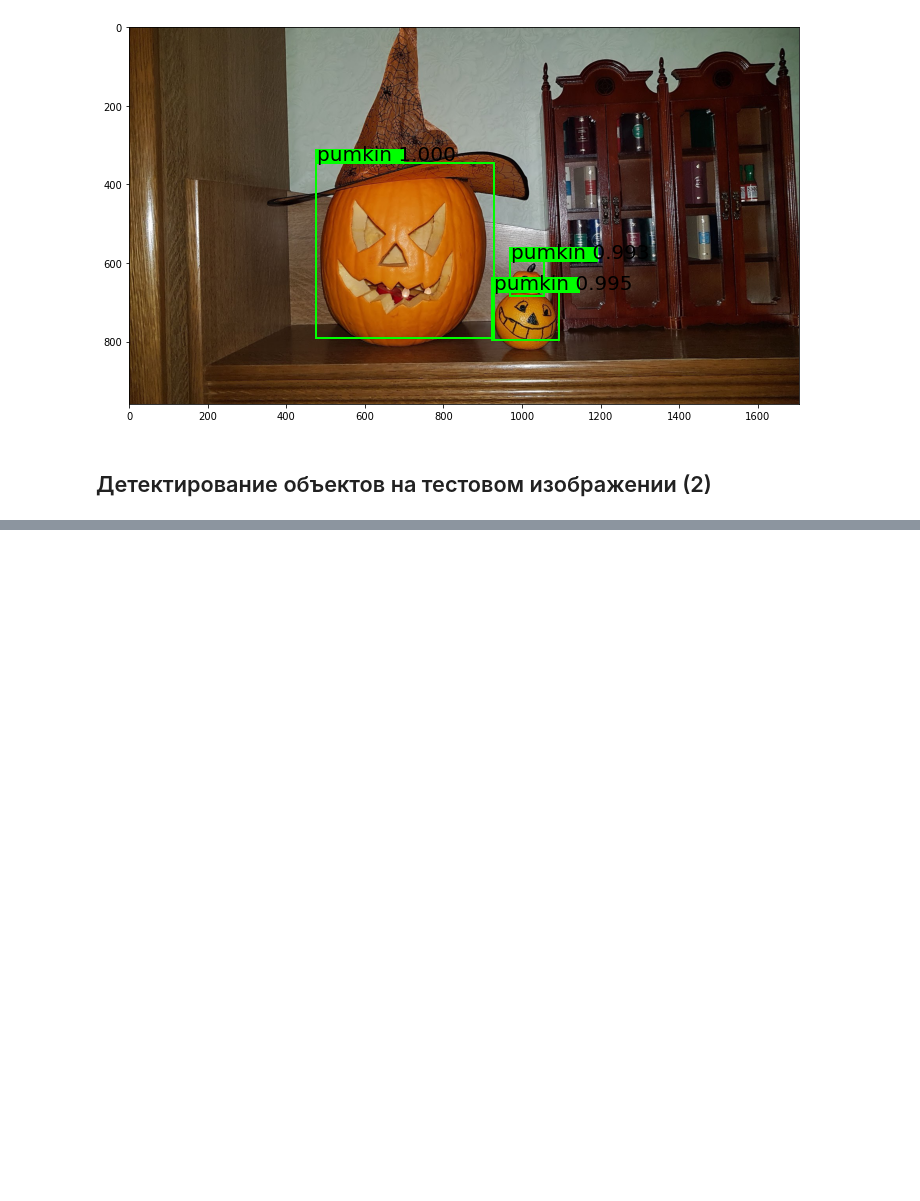
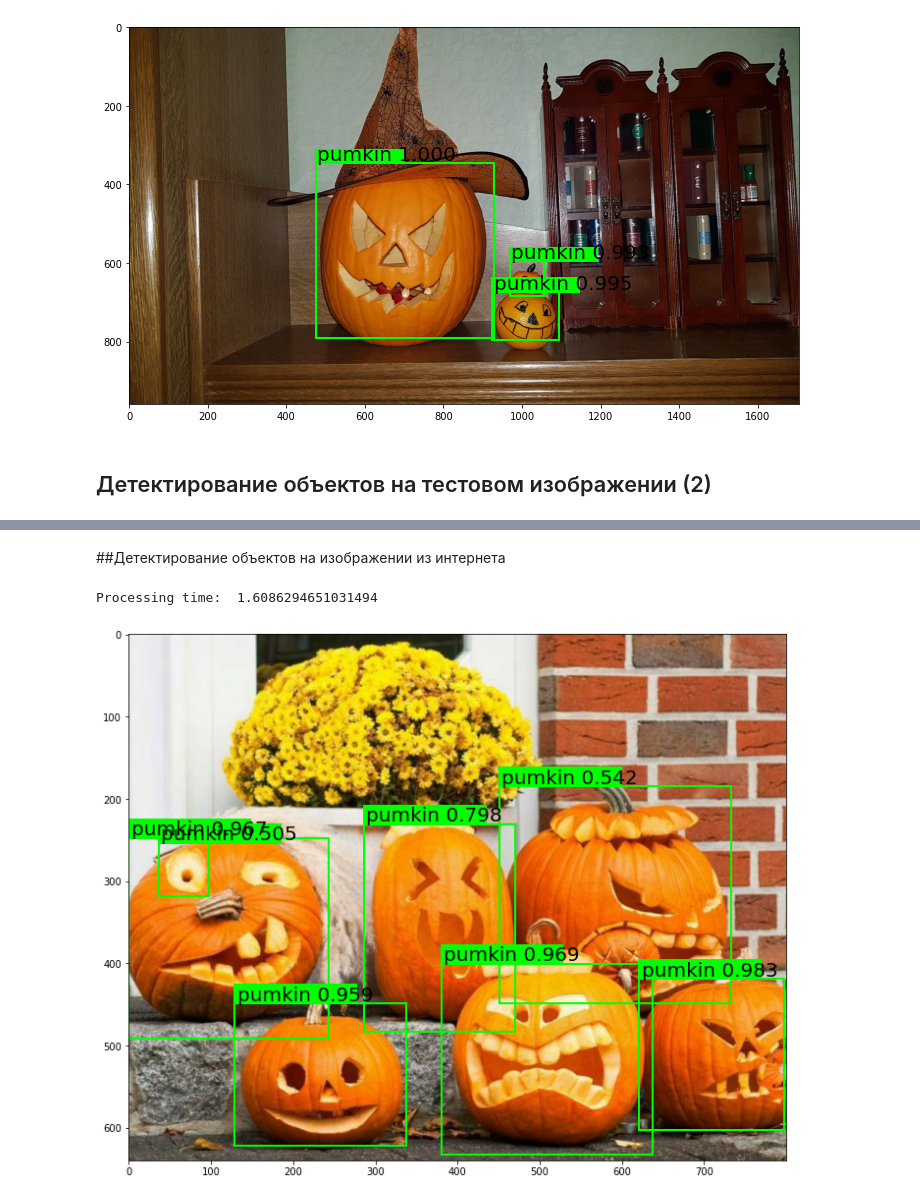
Before and after one commit to annulet/CNN_NVIDIA, a Jupyter notebook: hw_5_object_detection.ipynb, the cells around one changed output, grey strips where cells are left out. Cells and saved outputs as stored; diff of their text form; code cells hidden in the pictures; blank space fills up the shorter version.

```diff
--- a/hw_5_object_detection.ipynb
+++ b/hw_5_object_detection.ipynb
@@ -218,0 +219,9 @@ Processing time:  0.380812406539917
+# %% [markdown]
+##Детектирование объектов на изображении из интернета
+# %%
+image = imageio.imread('test.jpg')
+predictions = detect_objects(image)
+draw_predictions(image, predictions)
+# %% [output]
+Processing time:  1.6086294651031494
+[figure, added]
```
Also changed, not shown: parts of 1 cell of this notebook.
